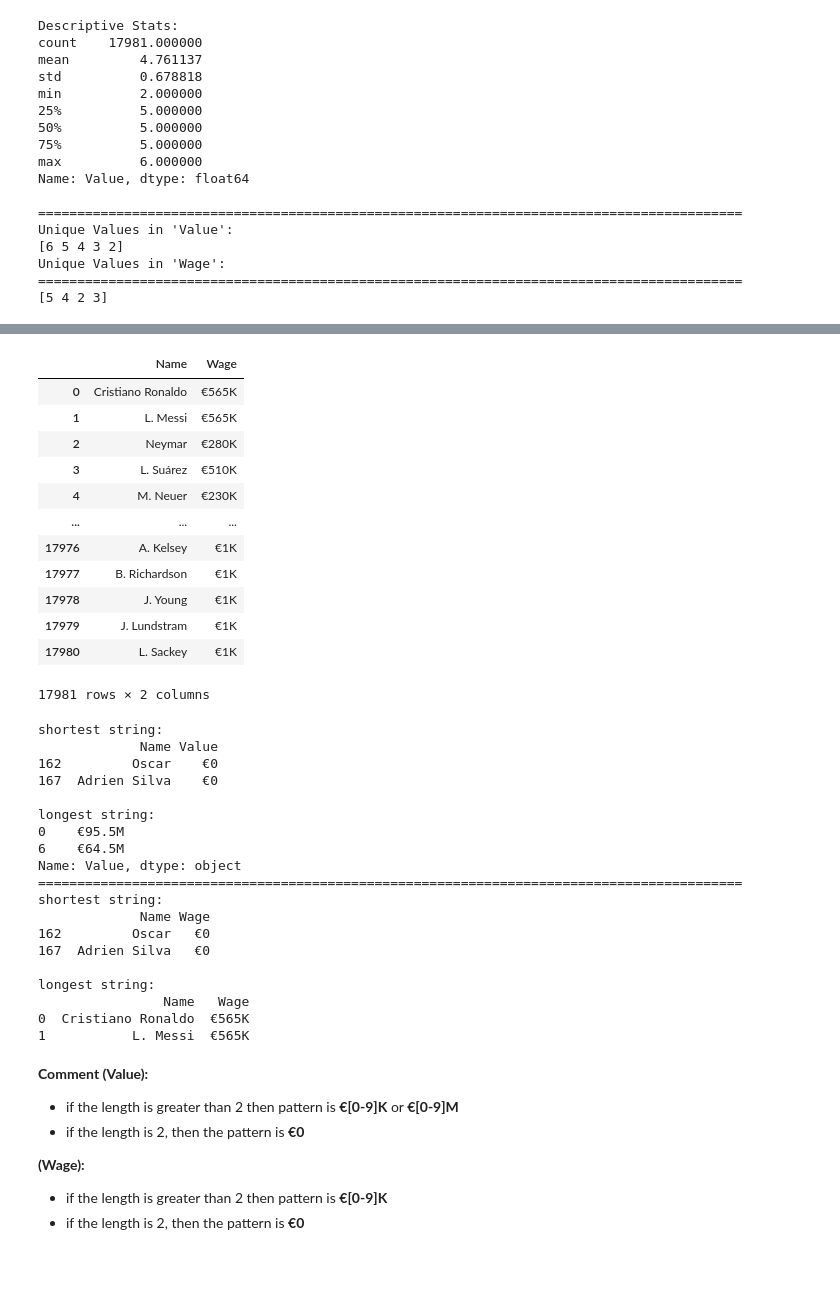
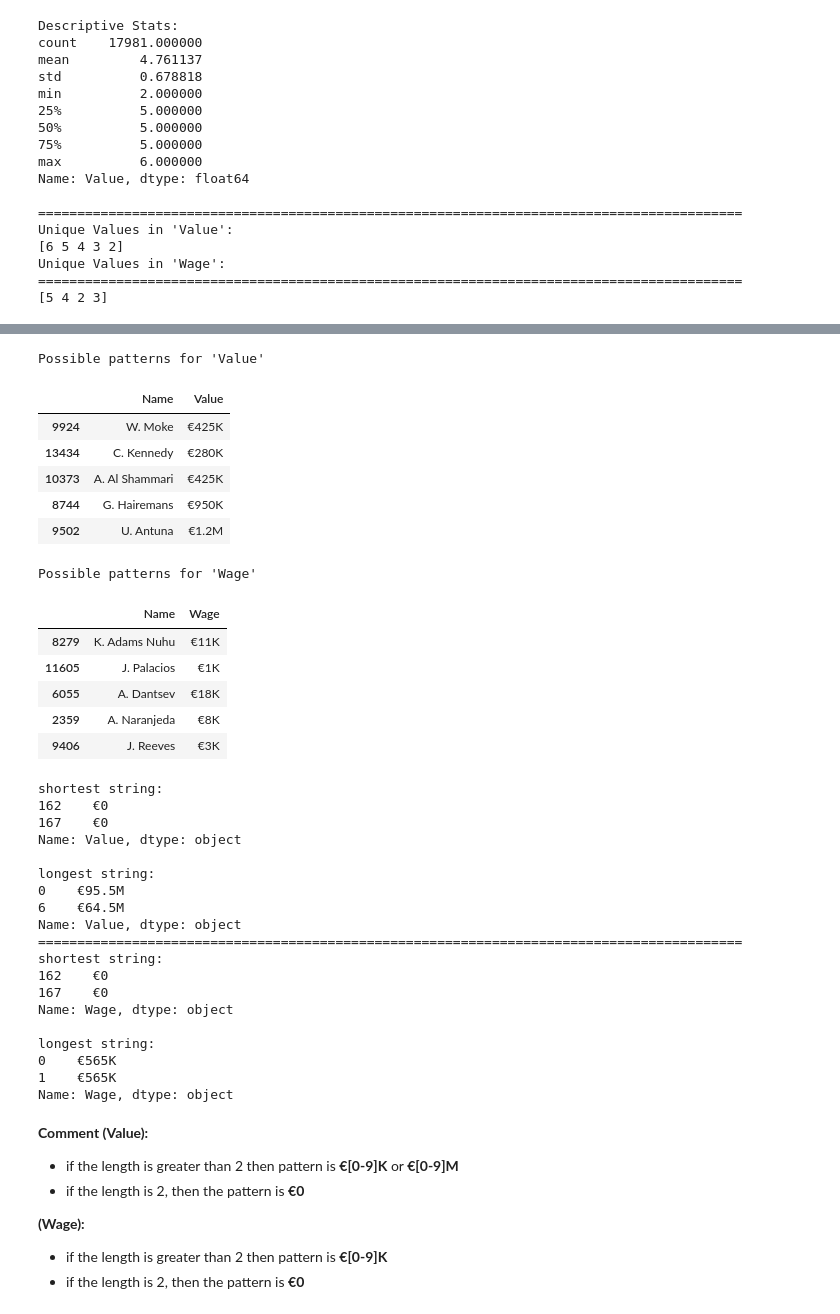
Before and after one commit to chineidu/Football_players, a Jupyter notebook: footballers_EDA.ipynb, the cells around one changed output, grey strips where cells are left out. Cells and saved outputs as stored; diff of their text form; code cells hidden in the pictures; blank space fills up the shorter version.

```diff
--- a/footballers_EDA.ipynb
+++ b/footballers_EDA.ipynb
@@ -248,23 +233,30 @@ filter_col(fbal1, 'Value', "[0-9€mk]")
-# %%
-# display the possible patterns for 'Wage'
-filter_col(fbal1, 'Wage', "[0-9€mk]")
-# %% [output]
-|  | Name | Wage |
-| 0 | Cristiano Ronaldo | €565K |
-| 1 | L. Messi | €565K |
-| 2 | Neymar | €280K |
-| 3 | L. Suárez | €510K |
-| 4 | M. Neuer | €230K |
-| ... | ... | ... |
-| 17976 | A. Kelsey | €1K |
-| 17977 | B. Richardson | €1K |
-| 17978 | J. Young | €1K |
-| 17979 | J. Lundstram | €1K |
-| 17980 | L. Sackey | €1K |
-17981 rows × 2 columns
+# %%
+# display the possible patterns for 'Value'
+a = filter_col(fbal1, 'Value', "[0-9€mk]")
+
+# display the possible patterns for 'Wage'
+b = filter_col(fbal1, 'Wage', "[0-9€mk]")
+
+# display multiple data frames
+display_side_by_side(a.sample(5) , b.sample(5), titles=["Possible patterns for 'Value'", "Possible patterns for 'Wage'"])
+# %% [output]
+Possible patterns for 'Value'
+|  | Name | Value |
+| 9924 | W. Moke | €425K |
+| 13434 | C. Kennedy | €280K |
+| 10373 | A. Al Shammari | €425K |
+| 8744 | G. Hairemans | €950K |
+| 9502 | U. Antuna | €1.2M |
+Possible patterns for 'Wage'
+|  | Name | Wage |
+| 8279 | K. Adams Nuhu | €11K |
+| 11605 | J. Palacios | €1K |
+| 6055 | A. Dantsev | €18K |
+| 2359 | A. Naranjeda | €8K |
+| 9406 | J. Reeves | €3K |
 # %%
 # length of strings in 'Value' = 2 (shortest string)
-v1 = length_of_str_in_col(fbal1, 'Value', 2).head(2)
+v1 = length_of_str_in_col(fbal1, 'Value', 2)['Value'].head(2)
 
 # length of strings in 'Value' = 6 (longest string)
 v2 = length_of_str_in_col(fbal1, 'Value', 6)['Value'] .head(2)
@@ -273,17 +265,17 @@ print(f"shortest string: \n{v1}  \n\nlongest string: \n{v2}  \n{dem}")
 
 
 # length of strings in 'Wage' = 2 (shortest string)
-w1 = length_of_str_in_col(fbal1, 'Wage', 2).head(2)
+w1 = length_of_str_in_col(fbal1, 'Wage', 2)['Wage'].head(2)
 
 # length of strings in 'Wage' = 5 (longest string)
-w2 = length_of_str_in_col(fbal1, 'Wage', 5).head(2)
+w2 = length_of_str_in_col(fbal1, 'Wage', 5)['Wage'].head(2)
 
 print(f"shortest string: \n{w1}  \n\nlongest string: \n{w2}")
 # %% [output]
 shortest string:
-             Name Value
-162         Oscar    €0
-167  Adrien Silva    €0
+162    €0
+167    €0
+Name: Value, dtype: object
 
 longest string:
 0    €95.5M
@@ -291,14 +283,14 @@ longest string:
 Name: Value, dtype: object
 ==========================================================================================
 shortest string:
-             Name Wage
-162         Oscar   €0
-167  Adrien Silva   €0
+162    €0
+167    €0
+Name: Wage, dtype: object
 
 longest string:
-                Name   Wage
-0  Cristiano Ronaldo  €565K
-1           L. Messi  €565K
+0    €565K
+1    €565K
+Name: Wage, dtype: object
 # %% [markdown]
 **Comment (Value):**
 * if the length is greater than 2 then pattern is **€[0-9]K** or **€[0-9]M**
```
Also changed, not shown: parts of 12 cells of this notebook, 1 other file.
